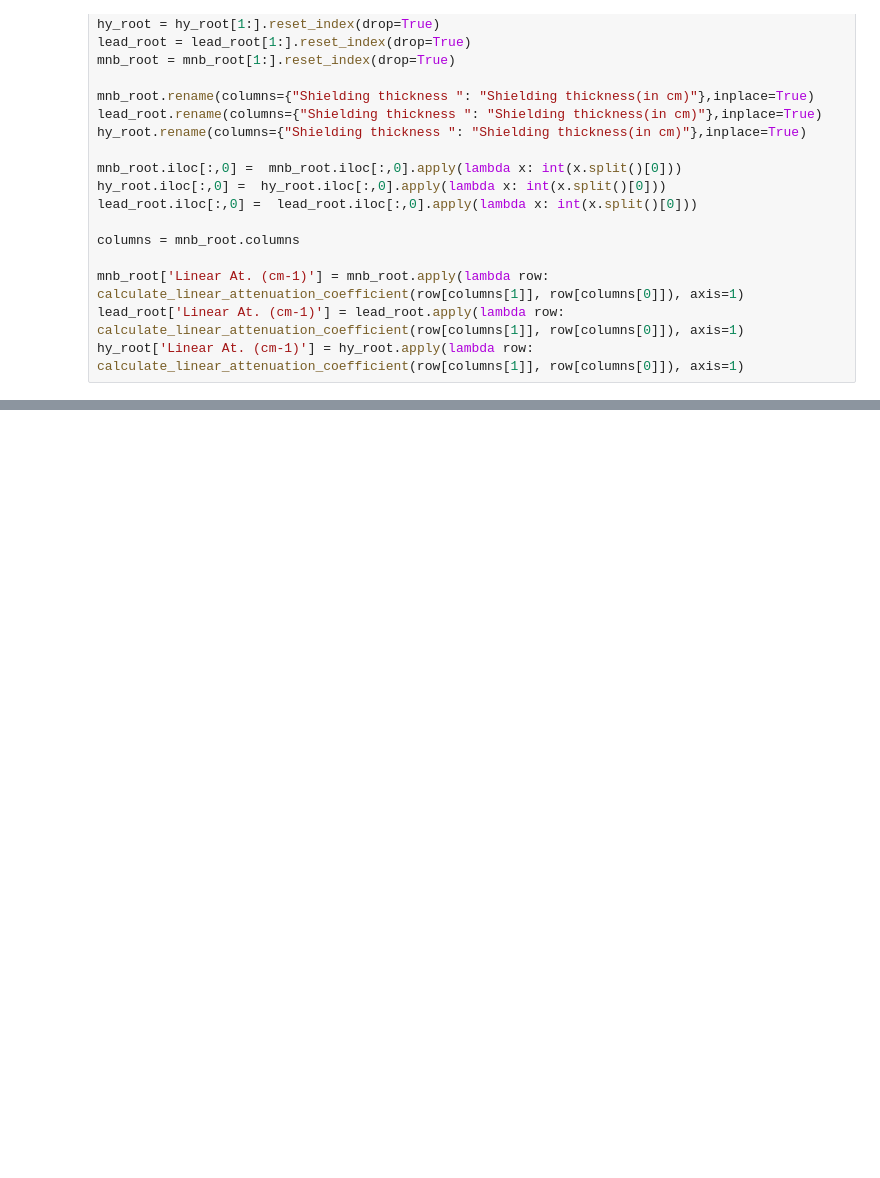
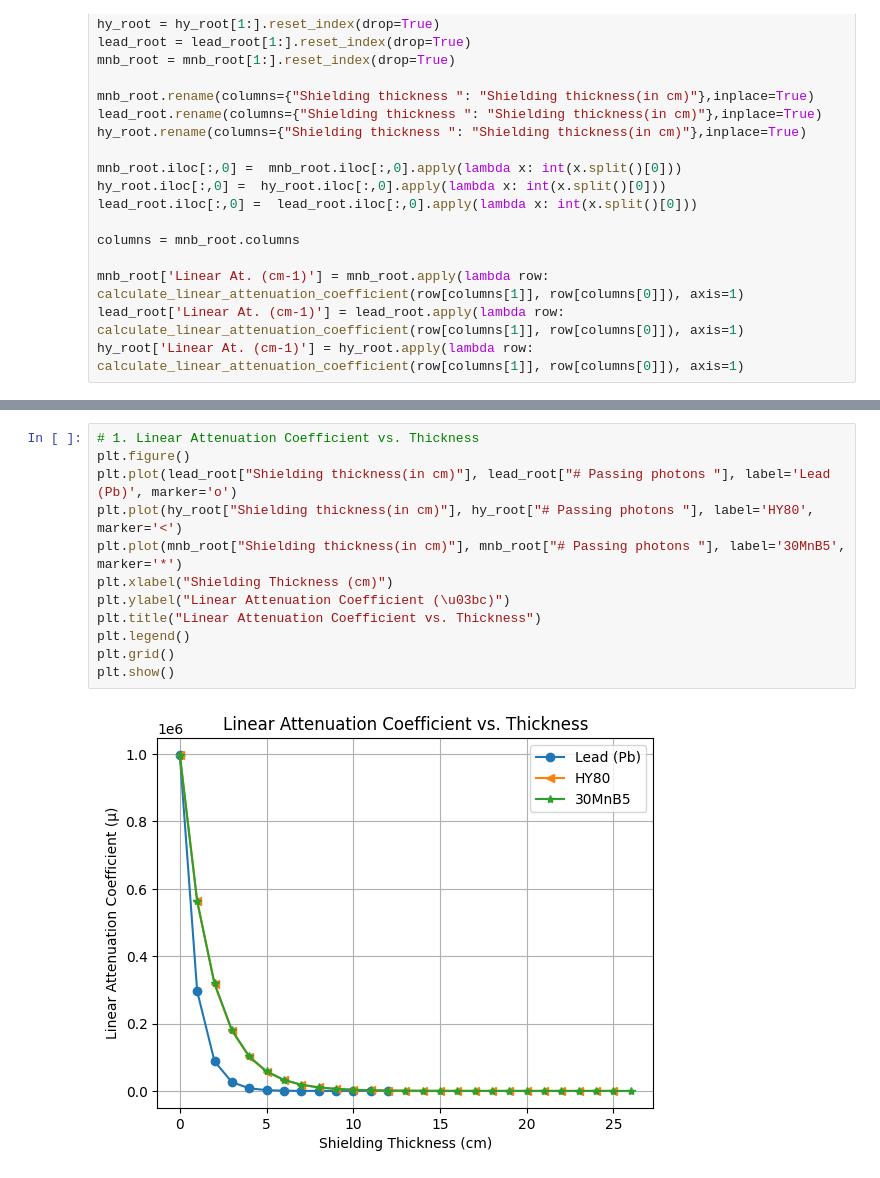
Before and after one commit to ammanielg/Final-Project, a Jupyter notebook: notebooks/main.ipynb, the cells around one changed output, grey strips where cells are left out. Saved outputs shown, nothing was run; the diff lists cells and outputs as text; blank space fills up the shorter version.

Commit message:
Analyzed the excel file via pandas dataframe, and visualized some graphs via matplotlib.

```diff
--- a/notebooks/main.ipynb
+++ b/notebooks/main.ipynb
@@ -70,0 +135,14 @@ hy_root['Linear At. (cm-1)'] = hy_root.apply(lambda row: calculate_linear_attenu
+# %%
+# 1. Linear Attenuation Coefficient vs. Thickness
+plt.figure()
+plt.plot(lead_root["Shielding thickness(in cm)"], lead_root["# Passing photons "], label='Lead (Pb)', marker='o')
+plt.plot(hy_root["Shielding thickness(in cm)"], hy_root["# Passing photons "], label='HY80', marker='<')
+plt.plot(mnb_root["Shielding thickness(in cm)"], mnb_root["# Passing photons "], label='30MnB5', marker='*')
+plt.xlabel("Shielding Thickness (cm)")
+plt.ylabel("Linear Attenuation Coefficient (\u03bc)")
+plt.title("Linear Attenuation Coefficient vs. Thickness")
+plt.legend()
+plt.grid()
+plt.show()
+# %% [output]
+[figure, added]
```
Also changed, not shown: parts of 8 cells of this notebook.
